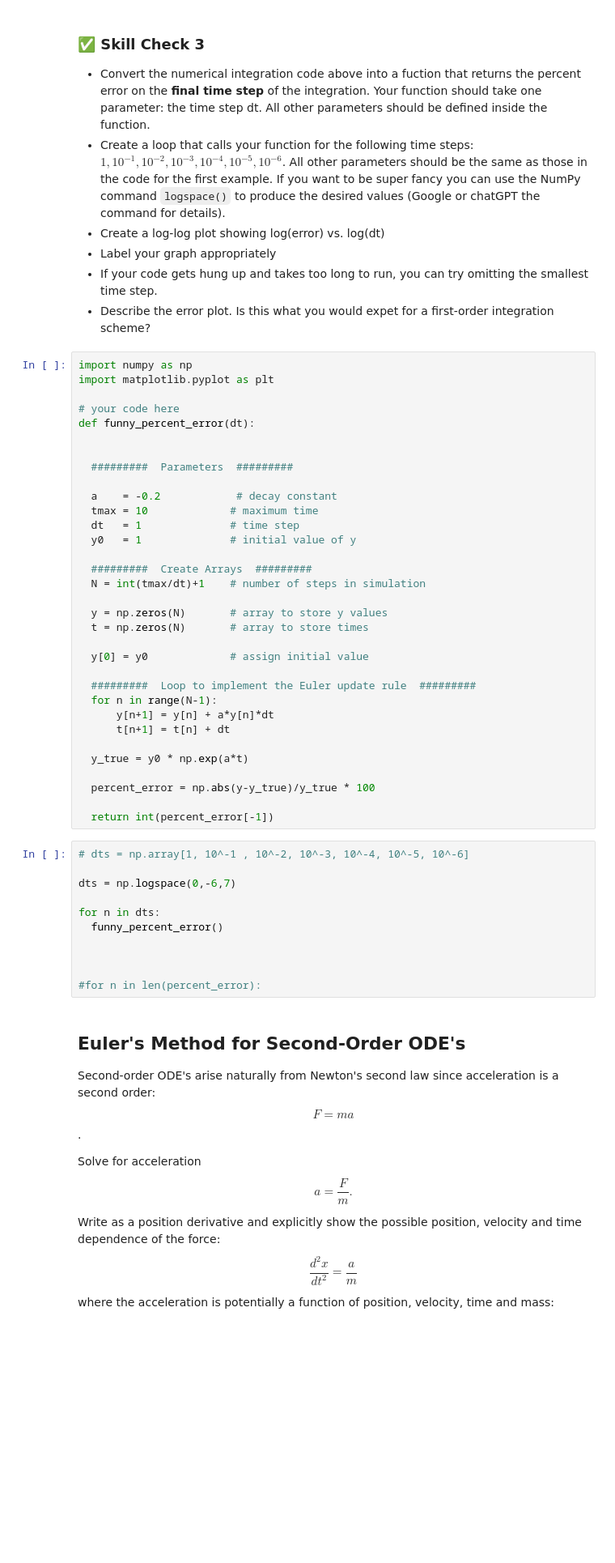
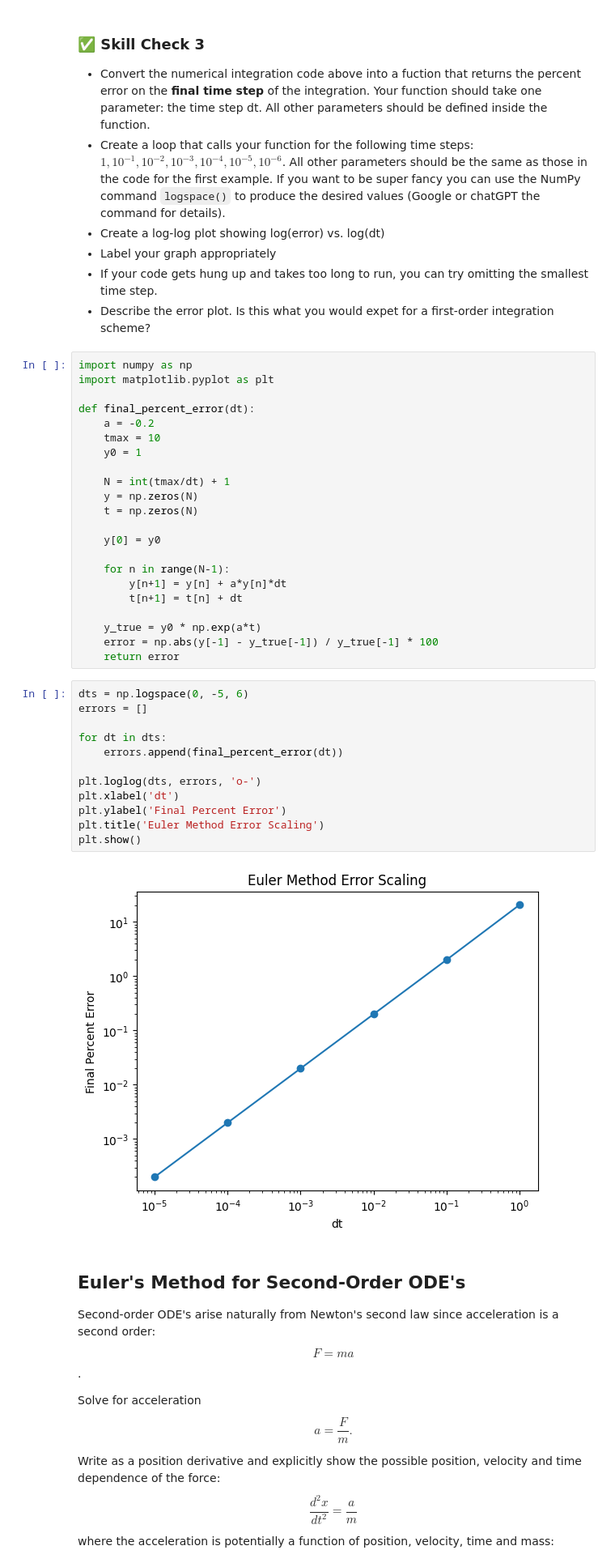
Before and after one commit to aileeniesta/Computational-Physics, a Jupyter notebook: ode/ode_1.ipynb, the cells around one changed output. Shown: that part at 81% size. Drawn from its saved outputs; the diff is of its cells as text; blank space fills up the shorter version.

```diff
--- a/ode/ode_1.ipynb
+++ b/ode/ode_1.ipynb
@@ -172,46 +172,38 @@ Text(0.5, 1.0, 'Euler Method Percent Error')
 import numpy as np
 import matplotlib.pyplot as plt
 
-# your code here
-def funny_percent_error(dt):
+def final_percent_error(dt):
+    a = -0.2
+    tmax = 10
+    y0 = 1
 
+    N = int(tmax/dt) + 1
+    y = np.zeros(N)
+    t = np.zeros(N)
 
-  #########  Parameters  #########
+    y[0] = y0
 
-  a    = -0.2            # decay constant
-  tmax = 10             # maximum time
-  dt   = 1              # time step
-  y0   = 1              # initial value of y
+    for n in range(N-1):
+        y[n+1] = y[n] + a*y[n]*dt
+        t[n+1] = t[n] + dt
 
-  #########  Create Arrays  #########
-  N = int(tmax/dt)+1    # number of steps in simulation
-
-  y = np.zeros(N)       # array to store y values
-  t = np.zeros(N)       # array to store times
-
-  y[0] = y0             # assign initial value
-
-  #########  Loop to implement the Euler update rule  #########
-  for n in range(N-1):
-      y[n+1] = y[n] + a*y[n]*dt
-      t[n+1] = t[n] + dt
-
-  y_true = y0 * np.exp(a*t)
-
-  percent_error = np.abs(y-y_true)/y_true * 100
-
-  return int(percent_error[-1])
+    y_true = y0 * np.exp(a*t)
+    error = np.abs(y[-1] - y_true[-1]) / y_true[-1] * 100
+    return error
-# %%
-# dts = np.array[1, 10^-1 , 10^-2, 10^-3, 10^-4, 10^-5, 10^-6]
-
-dts = np.logspace(0,-6,7)
-
-for n in dts:
-  funny_percent_error()
-
-
-
-#for n in len(percent_error):
+# %%
+dts = np.logspace(0, -5, 6)
+errors = []
+
+for dt in dts:
+    errors.append(final_percent_error(dt))
+
+plt.loglog(dts, errors, 'o-')
+plt.xlabel('dt')
+plt.ylabel('Final Percent Error')
+plt.title('Euler Method Error Scaling')
+plt.show()
+# %% [output]
+[figure, added]
 # %% [markdown]
 ## Euler's Method for Second-Order ODE's
 
```
Also changed, not shown: parts of 4 cells of this notebook.
